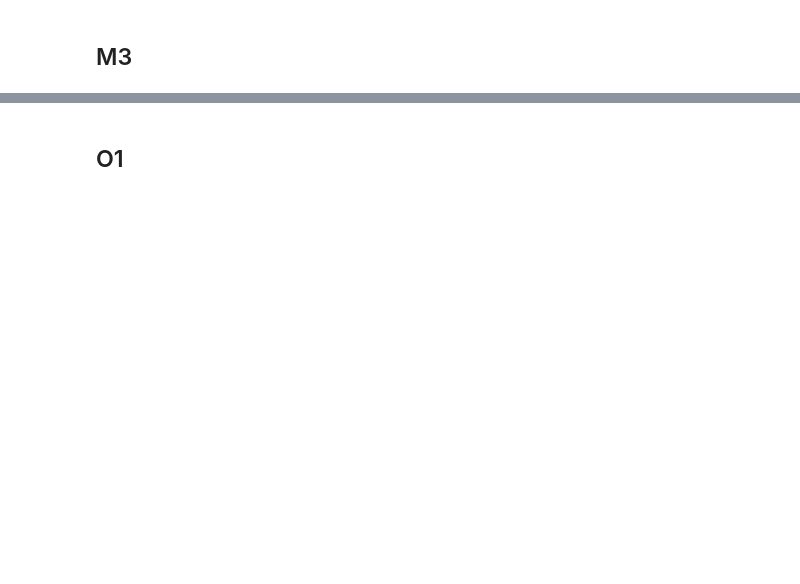
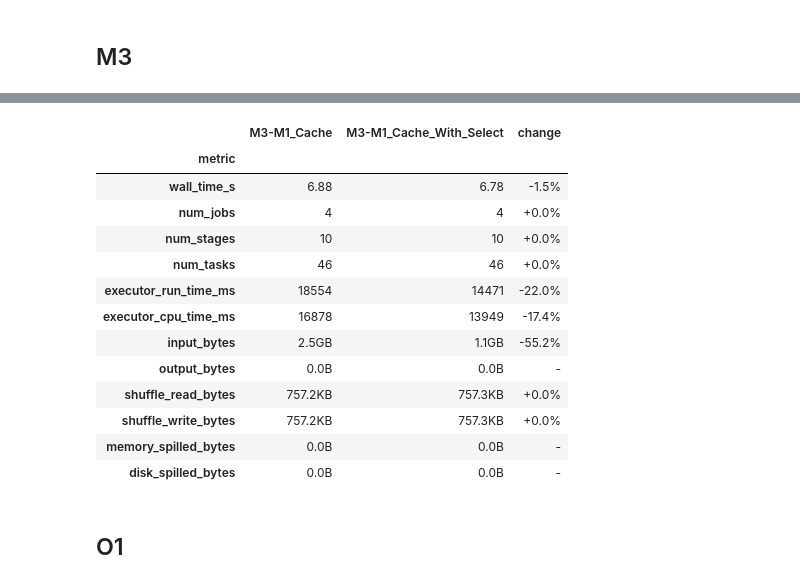
Before and after one commit to rafsilvafct/ComPar_proj1_77967, a Jupyter notebook: notebooks/project.ipynb, the cells around one changed output, grey strips where cells are left out. Saved outputs shown, nothing was run; the diff lists cells and outputs as text; code cells hidden in the pictures; blank space fills up the shorter version.

```diff
--- a/notebooks/project.ipynb
+++ b/notebooks/project.ipynb
@@ -355,3 +444,20 @@ only showing top 20 rows
+# %%
+profiler.compare("M3-M1_Cache", "M3-M1_Cache_With_Select")
+# %% [output]
+|  | M3-M1_Cache | M3-M1_Cache_With_Select | change |
+| metric |  |  |  |
+| wall_time_s | 6.88 | 6.78 | -1.5% |
+| num_jobs | 4 | 4 | +0.0% |
+| num_stages | 10 | 10 | +0.0% |
+| num_tasks | 46 | 46 | +0.0% |
+| executor_run_time_ms | 18554 | 14471 | -22.0% |
+| executor_cpu_time_ms | 16878 | 13949 | -17.4% |
+| input_bytes | 2.5GB | 1.1GB | -55.2% |
+| output_bytes | 0.0B | 0.0B | - |
+| shuffle_read_bytes | 757.2KB | 757.3KB | +0.0% |
+| shuffle_write_bytes | 757.2KB | 757.3KB | +0.0% |
+| memory_spilled_bytes | 0.0B | 0.0B | - |
+| disk_spilled_bytes | 0.0B | 0.0B | - |
 # %% [markdown]
 ## O1
 # %%
```
Also changed, not shown: parts of 16 cells of this notebook, 1 other file.
